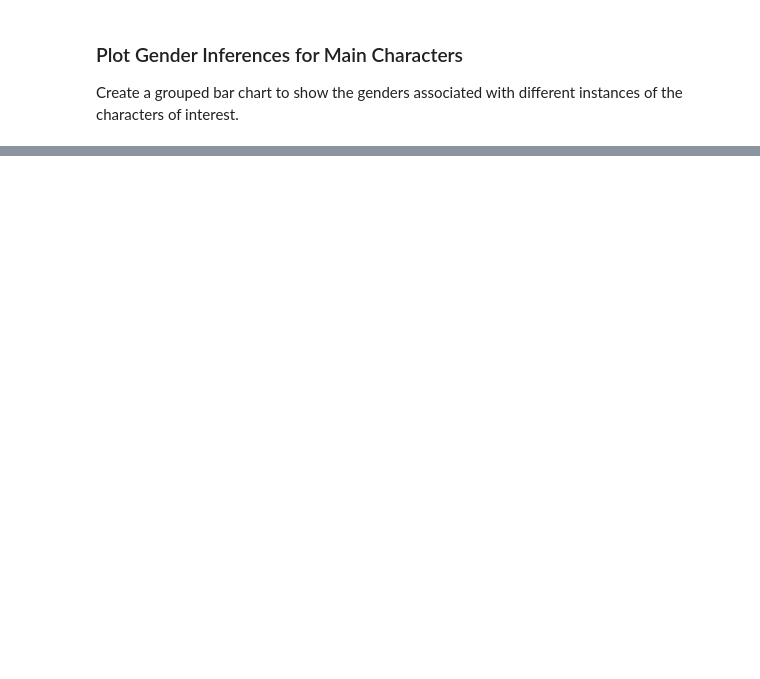
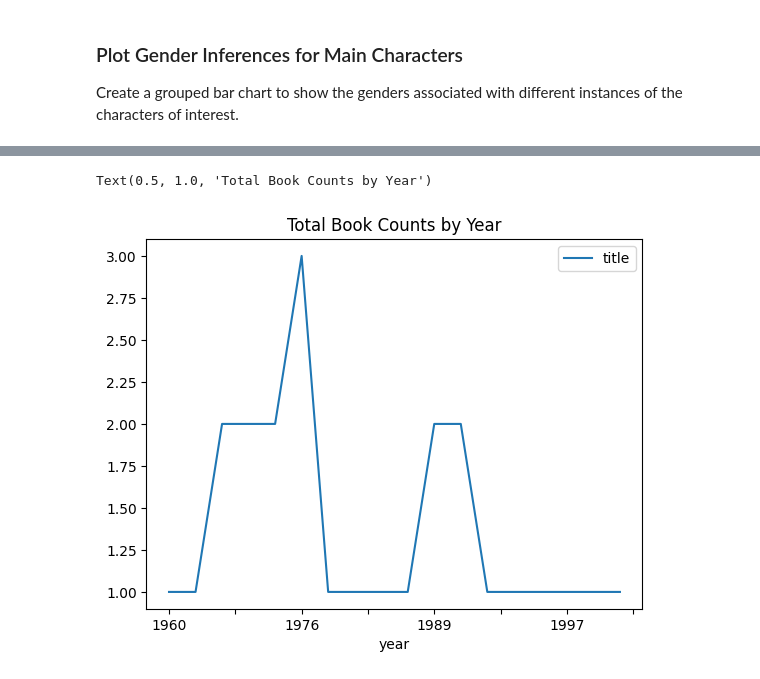
Before and after one commit to danieljohnevans/2022Fall_projects, a Jupyter notebook: book_analysis.ipynb, the cells around one changed output, grey strips where cells are left out. Drawn from its saved outputs; the diff is of its cells as text; code cells hidden in the pictures; blank space fills up the shorter version.

Commit message:
adding book count by year graph

```diff
--- a/book_analysis.ipynb
+++ b/book_analysis.ipynb
@@ -242,0 +251,8 @@ plt.show()
+# %%
+books_by_year = pickle_df.dropna().groupby(['year','title'])[['title']].agg({'title':'unique'})
+total_books_by_year = books_by_year.groupby(['year']).count()
+total_books_by_year.plot()
+plt.title("Total Book Counts by Year")
+# %% [output]
+Text(0.5, 1.0, 'Total Book Counts by Year')
+[figure, added]
```
Also changed, not shown: parts of 3 cells of this notebook.
